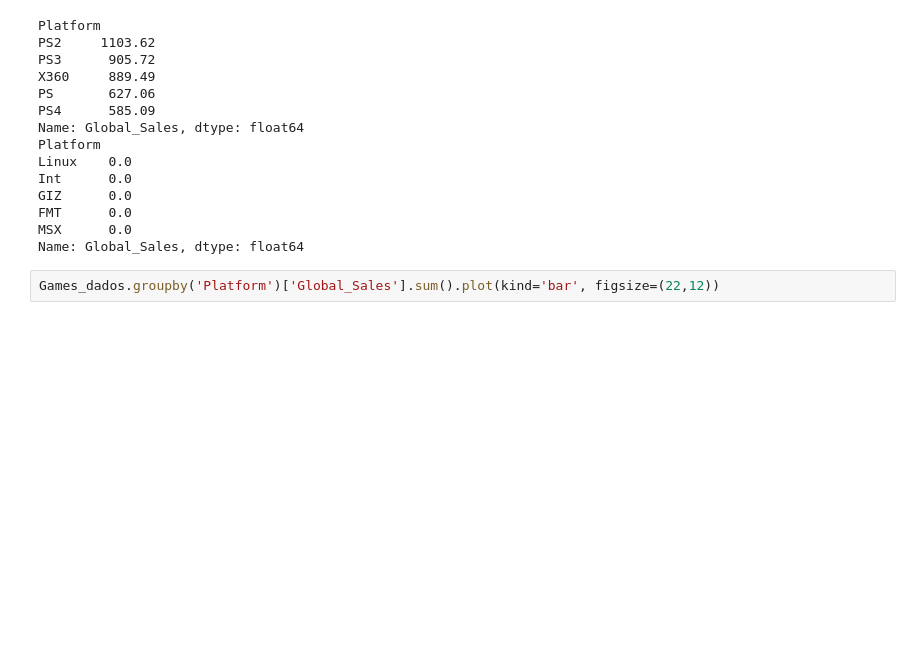
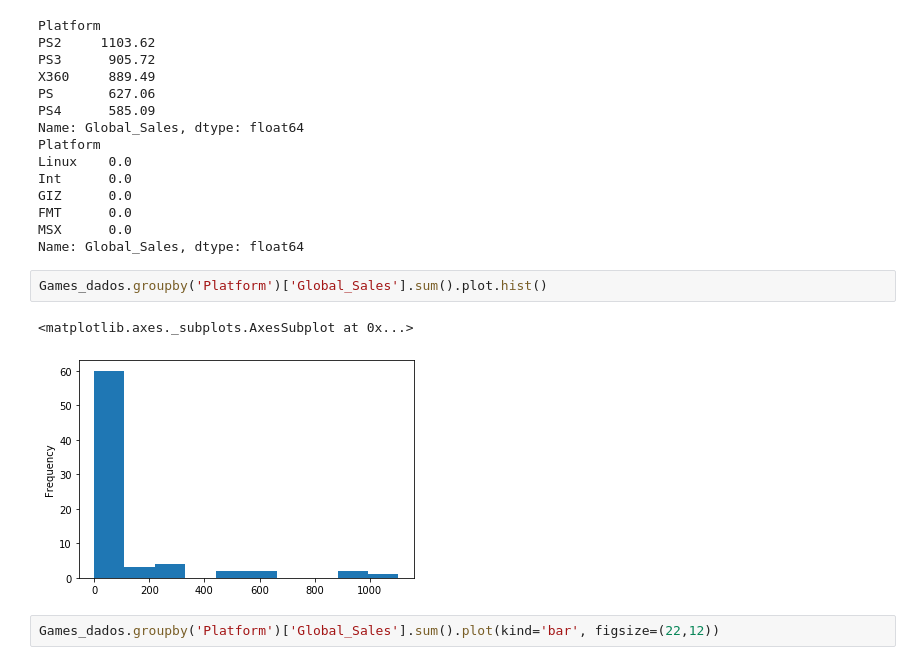
Before and after one commit to Jcss3/Video-Game-Sales, a Jupyter notebook: notebooks/Dados_2019.ipynb, the cells around one changed output. Saved outputs shown, nothing was run; the diff lists cells and outputs as text; blank space fills up the shorter version.

```diff
--- a/notebooks/Dados_2019.ipynb
+++ b/notebooks/Dados_2019.ipynb
@@ -351,6 +366,11 @@ GIZ      0.0
 FMT      0.0
 MSX      0.0
 Name: Global_Sales, dtype: float64
+# %%
+Games_dados.groupby('Platform')['Global_Sales'].sum().plot.hist()
+# %% [output]
+<matplotlib.axes._subplots.AxesSubplot at 0x...>
+[figure, added]
 # %%
 Games_dados.groupby('Platform')['Global_Sales'].sum().plot(kind='bar', figsize=(22,12))
 # %% [output]
```
Also changed, not shown: parts of 10 cells of this notebook.
